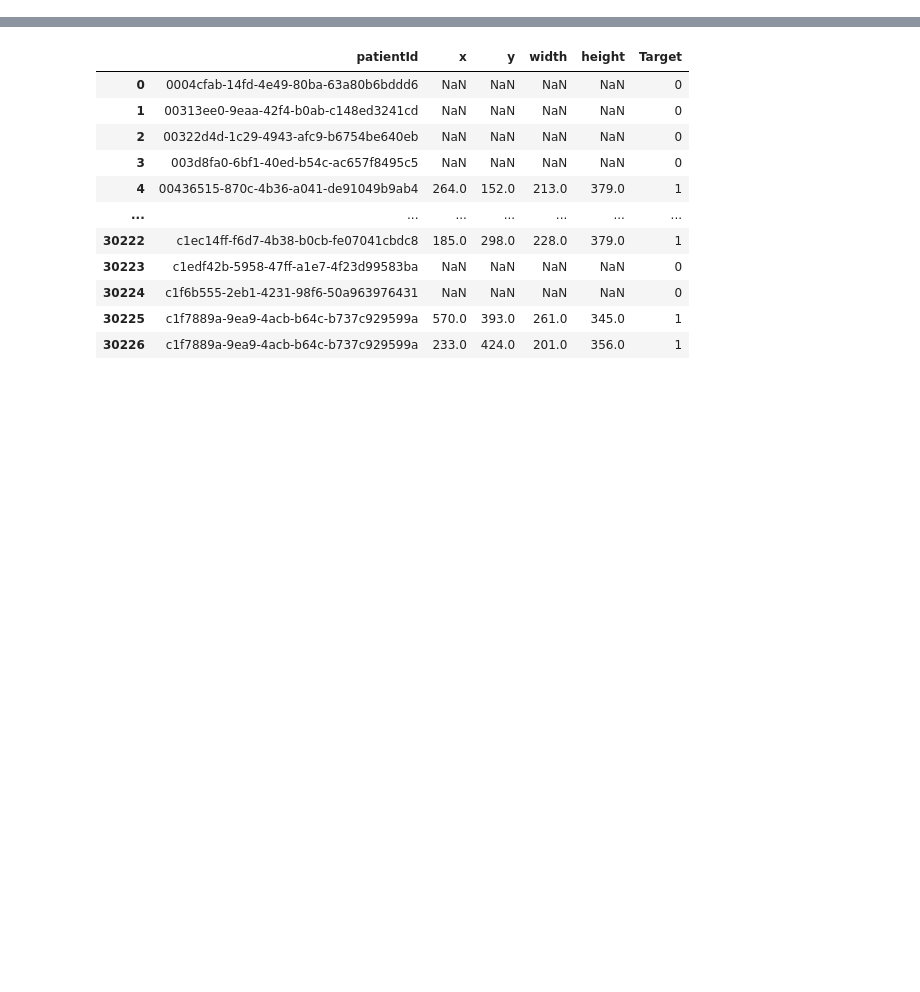
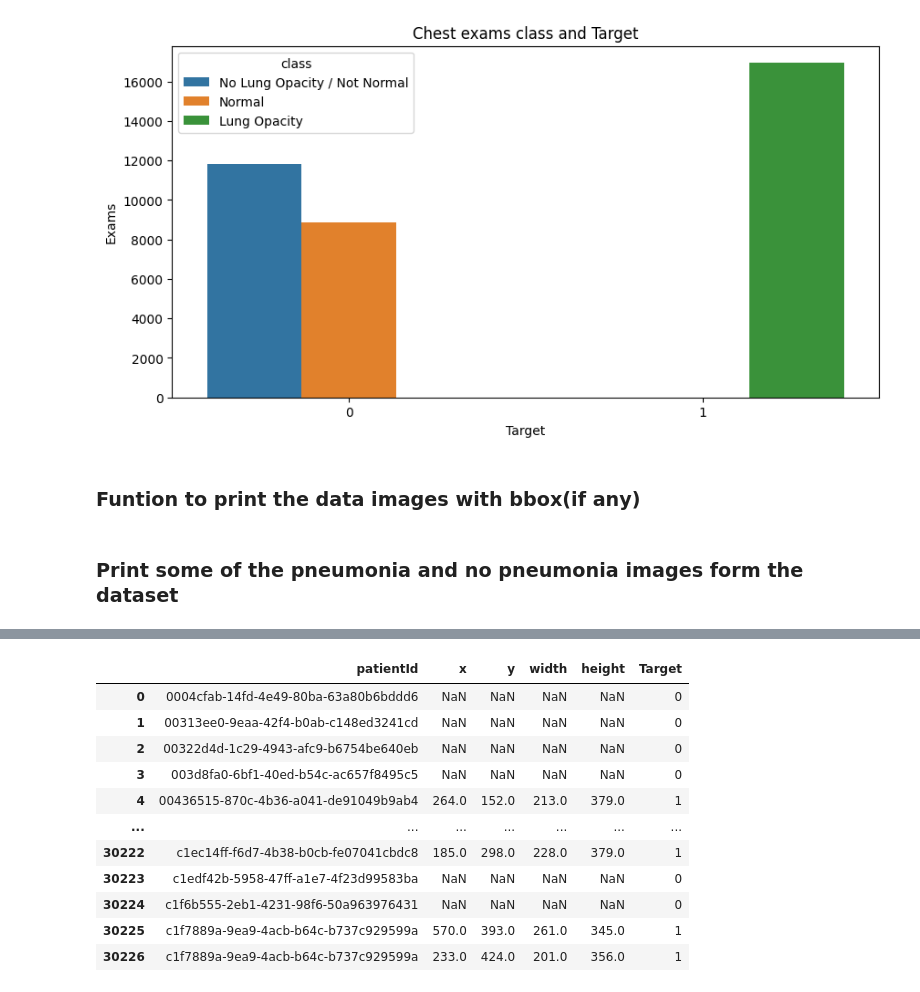
Before and after one commit to kmsmeng/ML_Projects, a Jupyter notebook: Medical_Image_Classification/handle_data.ipynb, the cells around one changed output, grey strips where cells are left out. Cells and saved outputs as stored; diff of their text form; code cells hidden in the pictures; blank space fills up the shorter version.

```diff
--- a/Medical_Image_Classification/handle_data.ipynb
+++ b/Medical_Image_Classification/handle_data.ipynb
@@ -92,0 +193,11 @@ plt.show()
+# %%
+fig, ax = plt.subplots(nrows=1,figsize=(10,5))
+tmp = df.groupby('Target')['class'].value_counts()
+temp_df = pd.DataFrame(data={'Exams': tmp.values}, index=tmp.index).reset_index()
+sns.barplot(ax=ax,x = 'Target', y='Exams',hue='class',data=temp_df, palette=color)
+plt.title("Chest exams class and Target")
+plt.show()
+# %% [output]
+[figure, added]
+# %% [markdown]
+### Funtion to print the data images with bbox(if any)
@@ -92,0 +242,2 @@ plt.show()
+# %% [markdown]
+### Print some of the pneumonia and no pneumonia images form the dataset
```
Also changed, not shown: parts of 48 cells of this notebook, 3 other files.
